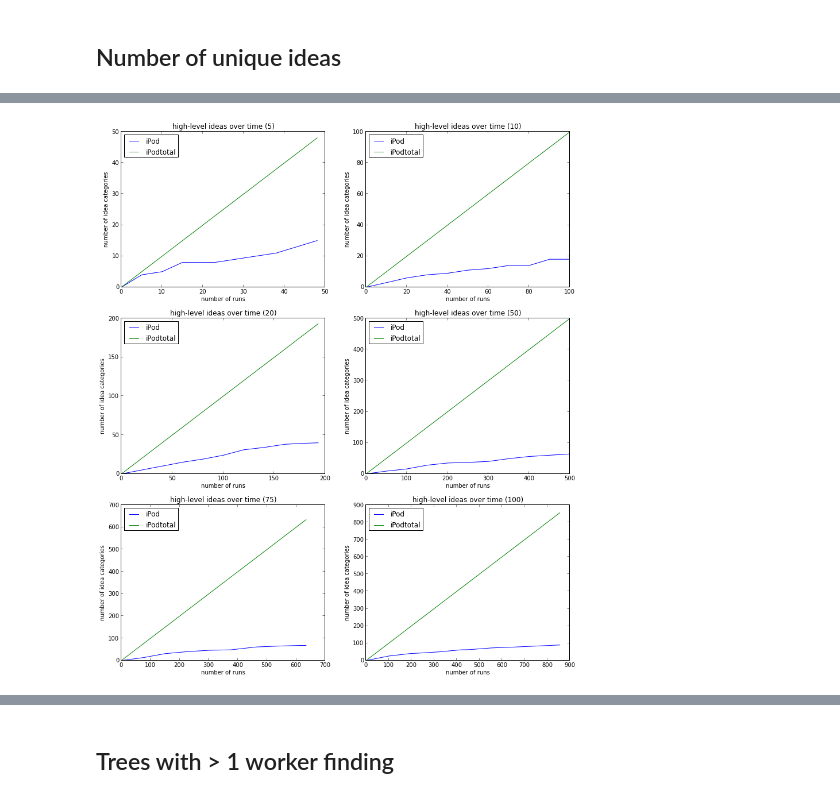
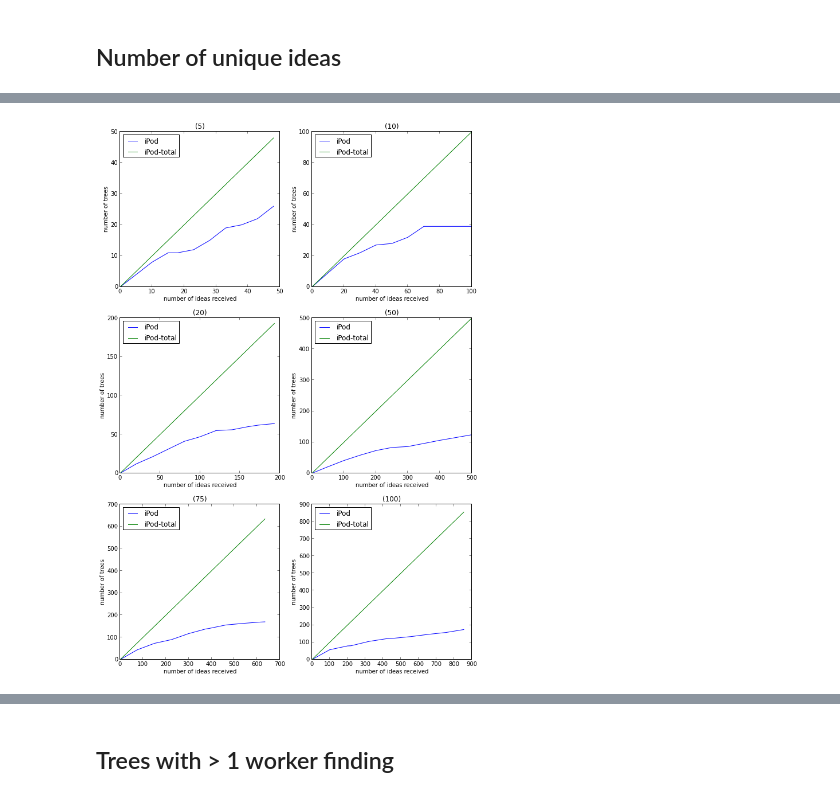
Before and after one commit to filkry/crowbrain, a Jupyter notebook: exps/post_pilot18_stats.ipynb, the cells around one changed output, grey strips where cells are left out. Cells and saved outputs as stored; diff of their text form; code cells hidden in the pictures.

Commit message:
partial way through plot redux

```diff
--- a/exps/post_pilot18_stats.ipynb
+++ b/exps/post_pilot18_stats.ipynb
@@ -292,6 +292,7 @@ heights = []
 qcs = []
 num_nodes_under = []
 num_childrens = []
+num_workers = []
 
 for qc in qc_conds:
     f = cluster_forests[qc]
@@ -311,6 +312,9 @@ for qc in qc_conds:
         qcs.append(qc)
         num_nodes_under.append(len(nd['all_nodes_under']))
 
+        cdf = df[df['idea'] == n]
+        num_workers.append(len(set(cdf['worker_id'])))
+
 clusters_df = pd.DataFrame({
         'idea': pd.Series(ids, dtype=uint64),
         'idea_label': pd.Series(labels, dtype=object),
@@ -318,6 +322,7 @@ clusters_df = pd.DataFrame({
         'is_leaf': pd.Series(is_leafs, dtype=uint8),
         'subtree_root': pd.Series(roots, dtype=uint64),
         'num_instances_under': pd.Series(num_unders, dtype=uint64),
+        'num_workers': pd.Series(num_workers, dtype=uint32),
         'subtree_probability': pd.Series(subtree_probabilitys, dtype=float64),
         'depth_in_subtree': pd.Series(depths, dtype=uint32),
         'height_in_subtree': pd.Series(heights, dtype=uint32),
@@ -1098,33 +1043,33 @@ for i, nr in enumerate(sorted(number_conditions)):
 # %%
-rows, fig = init_multifig(len(number_conditions))
-
-for i, nr in enumerate(sorted(number_conditions)):
-    sub_df = h_cluster_valid_df[(h_cluster_valid_df['num_requested'] == nr)]
-    subplot(rows, 2, i + 1)
-    xlabel('number of runs')
-    ylabel('number of idea categories')
-    title('high-level ideas over time (%i)' % nr)
-
-    for qc in question_codes:
-        ssub_df = sub_df[(sub_df['question_code'] == qc)]
-        ssub_df = ssub_df.sort('submit_datetime')
-        runs = ssub_df.groupby('hashed_worker_id')
+def plot_func_cumulative_count_no_repeat(uniqueness_field, pass_field = None):
+    def plot_func(a_df, label = None):
+        runs = a_df.groupby('worker_id')
 
         clusters = set()
         num_clusters = [0,]
         num_total = [0,]
 
         for name, run in runs:
             for i in run.index:
-                c = run['h_cluster'][i]
-                if run['num_ideas_under'][i] > 1 and run['is_root'][i] == 1:
+                c = run[uniqueness_field][i]
+                if pass_field is None or run[pass_field][i] > 0:
                     clusters.add(c)
+
             num_clusters.append(len(clusters))
             num_total.append(num_total[-1] + len(run))
 
-        plot(num_total, num_clusters, label=qc)
-        plot(num_total, num_total, label = qc + "total")
+        plot(num_total, num_clusters, label=label)
+        plot(num_total, num_total, label=label + "-total")
 
-    legend(loc='upper left')
+    return plot_func
+
+pf = plot_func_cross_cond(plot_func_cumulative_count_no_repeat('subtree_root'),
+                          'question_code', legend_loc='upper left')
+
+vcdf = df[df['valid_cluster'] > 0]
+subplots_cross_cond(vcdf, 'num_requested',
+                    xlab = 'number of ideas received',
+                    ylab = 'number of trees',
+                    plot_func = pf)
 # %% [output]
-[figure, old version]
+[figure, new version]
```
Also changed, not shown: parts of 19 cells of this notebook.
